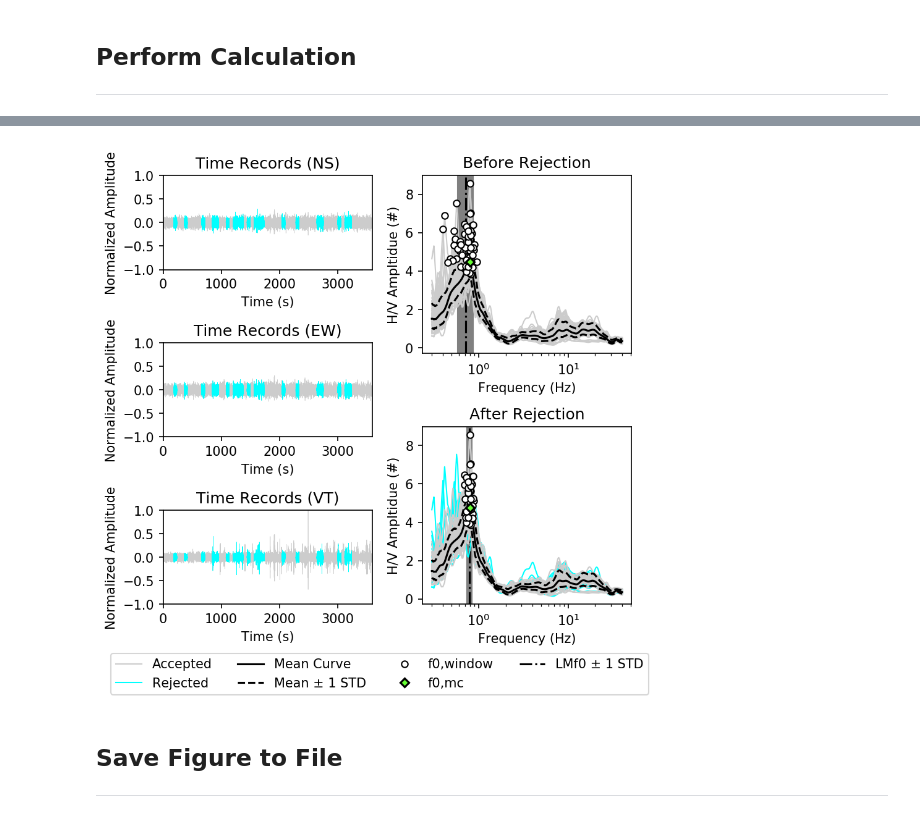
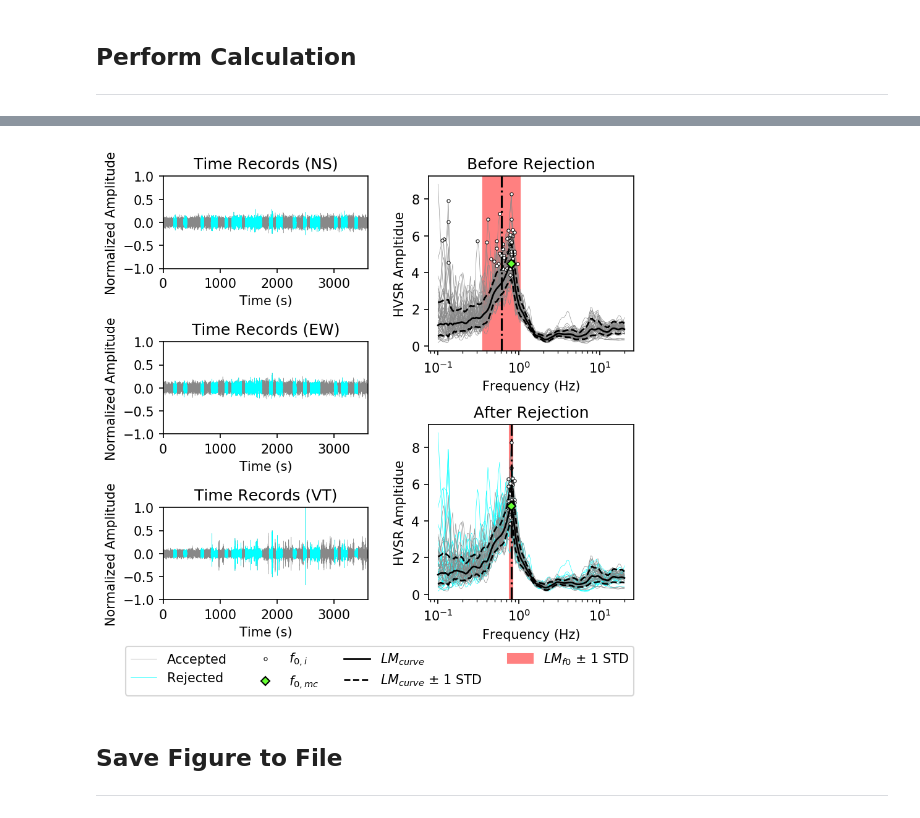
Before and after one commit to jpvantassel/hvsrpy, a Jupyter notebook: examples/simple_hvsrpy_interface.ipynb, the cells around one changed output, grey strips where cells are left out. Drawn from its saved outputs; the diff is of its cells as text; code cells hidden in the pictures.

```diff
--- a/examples/simple_hvsrpy_interface.ipynb
+++ b/examples/simple_hvsrpy_interface.ipynb
@@ -49,15 +54,17 @@ import time
 # file_name = "UT.STN12.A2_C50.miniseed"
 file_name = "UT.STN12.A2_C150.miniseed"
 
-# Window length in seconds. In general low frequency peaks require longer window lengths. See the SESAME guidelines for specific window length recommendations.
+# Window length in seconds. In general low frequency peaks require longer window lengths.
+# See the SESAME guidelines for specific window length recommendations.
 windowlength = 60
 
-# Boolean to control whether Butterworth filter is applied. Geopsy does not apply a bandpass filter.
-filter_bool = False
+# Boolean to control whether Butterworth filter is applied.
+# Geopsy does not apply a bandpass filter.
+filter_bool = True
 # Low-cut frequency for bandpass filter.
 flow = 0.1
 # High-cut frequency for bandpass filter.
-fhigh = 45
+fhigh = 30
 # Filter order.
 forder = 5
 
@@ -71,11 +78,11 @@ width = 0.1
 bandwidth = 40
 
 # Minimum frequency after resampling
-minf = 0.3
+minf = 0.1
 # Maximum frequency after resampling
-maxf = 40
+maxf = 20
 # Number of frequencies after resampling
-nf = 2048
+nf = 128
 # Type of resampling {'log', 'linear'}
 res_type = 'log'
 # %% [markdown]
@@ -122,45 +131,62 @@ hv = sensor.hv(windowlength, bp_filter, width, bandwidth, resampling, method)
 end = time.time()
 print(f"Elapsed Time: {str(end-start)[0:4]} seconds")
 
+individual_width = 0.3
+median_width = 1.3
 for ax, title in zip([ax3, ax4], ["Before Rejection", "After Rejection"]):
     if title=="After Rejection":
         for amp in hv.amp[hv.rejected_window_indices]:
-            ax.plot(hv.frq, amp, color='#00ffff', linewidth=1.0, zorder=2)
-        ax.plot(hv.frq, amp, color='#00ffff', linewidth=1.0, label="Rejected")
+            ax.plot(hv.frq, amp, color='#00ffff', linewidth=individual_width, zorder=2)
+        ax.plot(hv.frq, amp, color='#00ffff', linewidth=individual_width, label="Rejected")
     for amp in hv.amp[hv.valid_window_indices]:
-        ax.plot(hv.frq, amp, color='#cccccc', linewidth=1)
-    label = "Accepted" if title=="Before Rejection" else ""
-    ax.plot(hv.frq, amp, color='#cccccc', label=label, linewidth=1)
-    label = "" if title=="Before Rejection" and rejection_bool else "Mean Curve"
-    ax.plot(hv.frq, hv.mean_curve(distribution_mc), color='k', label=label, linewidth=1.5)
-    label = "" if title=="Before Rejection" and rejection_bool else "Mean ± 1 STD"
-    ax.plot(hv.frq, hv.nstd_curve(-1, distribution_mc), color='k', linestyle='--', label=label, linewidth=1.5)
-    ax.plot(hv.frq, hv.nstd_curve(+1, distribution_mc), color='k', linestyle='--', linewidth=1.5)
-    label = "" if title=="Before Rejection" and rejection_bool else "f0,window"
-    ax.plot(hv.peak_frq, hv.peak_amp,
-            marker='o', markersize=5, markerfacecolor='white', markeredgewidth=1.0, markeredgecolor='k', linestyle="", label=label)
-    label = "" if title=="Before Rejection" and rejection_bool else "f0,mc"
-    ax.plot(hv.mc_peak_frq(distribution_mc), hv.mc_peak_amp(distribution_mc),
-            marker='D', markersize=5, markerfacecolor='#66ff33', markeredgewidth=1.5, markeredgecolor='k',
-            linestyle="", label=label)
-    label = "LMf0 ± 1 STD" if distribution_f0=="log-normal" else "Mean f0 ± 1 STD"
+        ax.plot(hv.frq, amp, color='#888888', linewidth=individual_width)
+
+    ax.plot(hv.frq, amp, color='#888888', linewidth=individual_width,
+            label = "Accepted" if title=="Before Rejection" else "")
+
+    # Window Peaks
+    ax.plot(hv.peak_frq, hv.peak_amp, linestyle="", zorder=2,
+            marker='o', markersize=2.5, markerfacecolor="#ffffff", markeredgewidth=0.5, markeredgecolor='k',
+            label="" if title=="Before Rejection" and rejection_bool else r"$f_{0,i}$")
+
+    # Peak Mean Curve
+    ax.plot(hv.mc_peak_frq(distribution_mc), hv.mc_peak_amp(distribution_mc), linestyle="", zorder=4,
+            marker='D', markersize=5, markerfacecolor='#66ff33', markeredgewidth=1, markeredgecolor='k',
+            label = "" if title=="Before Rejection" and rejection_bool else r"$f_{0,mc}$")
+
+    # Mean Curve
+    label = r"$LM_{curve}$" if distribution_mc=="log-normal" else "Mean Curve"
+    ax.plot(hv.frq, hv.mean_curve(distribution_mc), color='k', linewidth=median_width,
+            label="" if title=="Before Rejection" and rejection_bool else label)
+
+    # Mean +/- Curve
+    label = r"$LM_{curve}$"+" ± 1 STD" if distribution_mc=="log-normal" else "Mean ± 1 STD"
+    ax.plot(hv.frq, hv.nstd_curve(-1, distribution_mc),
+            color='k', linestyle='--', linewidth=median_width, zorder=3,
+            label = "" if title=="Before Rejection" and rejection_bool else label)
+    ax.plot(hv.frq, hv.nstd_curve(+1, distribution_mc),
+            color='k', linestyle='--', linewidth=median_width, zorder=3)
+
+    label = r"$LM_{f0}$"+" ± 1 STD" if distribution_f0=="log-normal" else "Mean f0 ± 1 STD"
     ymin, ymax = ax.get_ylim()
-    ax.plot([hv.mean_f0_frq(distribution_f0)]*2, [ymin, ymax],
-            linestyle="-.", color="#000000", zorder=1, label="" if title=="Before Rejection" and rejection_bool else label )
+    ax.plot([hv.mean_f0_frq(distribution_f0)]*2, [ymin, ymax], linestyle="-.", color="#000000")
     ax.fill([hv.nstd_f0_frq(-1, distribution_f0)]*2 + [hv.nstd_f0_frq(+1, distribution_f0)]*2, [ymin, ymax, ymax, ymin],
-            color = "#808080")
+            color = "#ff8080",
+            label="" if title=="Before Rejection" and rejection_bool else label)
+
     ax.set_ylim((ymin, ymax))
     ax.set_xscale('log')
     ax.set_xlabel("Frequency (Hz)")
-    ax.set_ylabel("H/V Ampltidue (#)")
-    x = 19
+    ax.set_ylabel("HVSR Ampltidue")
+    n_spaces = 19
     if rejection_bool:
         if title=="Before Rejection":
             print()
-            print(f"*{'*'*x} Statistics Before Rejection {'*'*x}")
+            print(f"*{'*'*n_spaces} Statistics Before Rejection {'*'*n_spaces}")
             hv.print_stats(distribution_f0)
             print()
-            c_iter = hv.reject_windows(n, max_iterations=n_iteration, distribution_f0=distribution_f0, distribution_mc=distribution_mc)
+            c_iter = hv.reject_windows(n, max_iterations=n_iteration,
+                                       distribution_f0=distribution_f0, distribution_mc=distribution_mc)
             print(f"Window length :  {str(windowlength)}s")
             print(f"No. of windows : {sensor.ns.n_windows}")
             print(f"Number of iterations to convergence: {c_iter} of {n_iteration} allowed.")
@@ -169,16 +195,16 @@ for ax, title in zip([ax3, ax4], ["Before Rejection", "After Rejection"]):
             print(f"No. of rejected windows : {len(hv.rejected_window_indices)}")
 
             print()
-            print(f"*{'*'*x} Statistics After Rejection {'*'*x}*")
+            print(f"*{'*'*n_spaces} Statistics After Rejection {'*'*n_spaces}*")
             hv.print_stats(distribution_f0)
             print()
     else:
-        x += 9
+        n_spaces += 9
         print()
         print(f"Window length :  {str(windowlength)}s")
         print(f"No. of windows : {sensor.ns.n_windows}")
         print()
-        print(f"*{'*'*x} Statistics{'*'*x}")
+        print(f"*{'*'*n_spaces} Statistics{'*'*n_spaces}")
         hv.print_stats(distribution_f0)
         print()
         fig.legend(loc="upper center", bbox_to_anchor=(0.75, 0.3))
@@ -189,7 +215,7 @@ norm_factor = sensor.normalization_factor
 for ax, timerecord, name in zip([ax0,ax1,ax2], [sensor.ns, sensor.ew, sensor.vt], ["NS", "EW", "VT"]):
     ctime = timerecord.time
     amp = timerecord.amp/norm_factor
-    ax.plot(ctime.T, amp.T, linewidth=0.3, color='#cccccc')
+    ax.plot(ctime.T, amp.T, linewidth=0.2, color='#888888')
     ax.set_title(f"Time Records ({name})")
     ax.set_yticks([-1, -0.5, 0, 0.5, 1])
     ax.set_xlim(0, windowlength*timerecord.n_windows)
@@ -197,8 +223,8 @@ for ax, timerecord, name in zip([ax0,ax1,ax2], [sensor.ns, sensor.ew, sensor.vt]
     ax.set_xlabel('Time (s)')
     ax.set_ylabel('Normalized Amplitude')
     for window_index in hv.rejected_window_indices:
-        ax.plot(ctime[window_index], amp[window_index], linewidth=0.3, color="cyan")
+        ax.plot(ctime[window_index], amp[window_index], linewidth=0.2, color="cyan")
 
-fig.tight_layout(h_pad=1, w_pad=1, rect=(0,0.07,1,1))
+fig.tight_layout(h_pad=1, w_pad=2, rect=(0,0.08,1,1))
 plt.show()
 # %% [output]
@@ -225,4 +251,4 @@ No. of rejected windows : 20
-[figure, old version]
+[figure, new version]
 # %% [markdown]
 ## Save Figure to File
 ---
```
Also changed, not shown: parts of 7 cells of this notebook, 29 other files.
